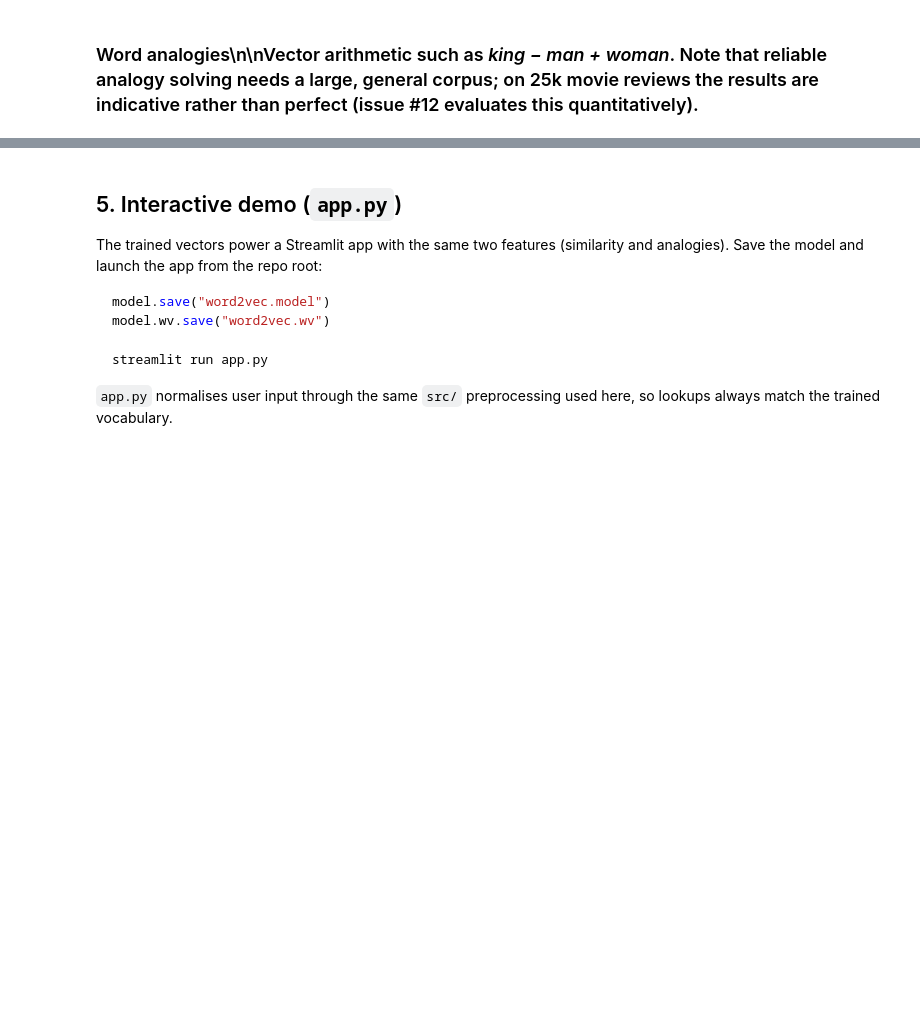
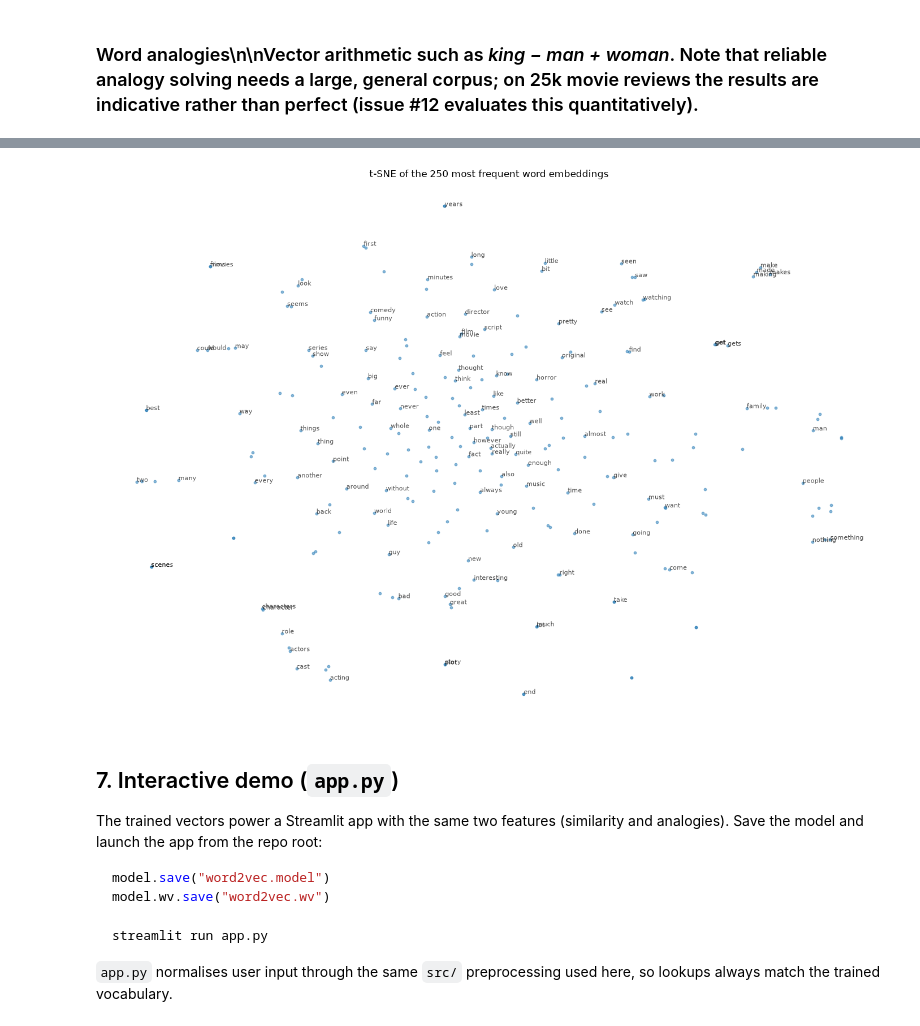
Before and after one commit to FelixSchramm/semantic_analysis_of_movie_reviews, a Jupyter notebook: code.ipynb, the cells around one changed output, grey strips where cells are left out. Saved outputs shown, nothing was run; the diff lists cells and outputs as text; code cells hidden in the pictures; blank space fills up the shorter version.

```diff
--- a/code.ipynb
+++ b/code.ipynb
@@ -67,5 +120,26 @@ lion         0.458
+# %%
+import matplotlib.pyplot as plt
+from sklearn.manifold import TSNE
+
+SAMPLE = 250  # keep t-SNE fast; do NOT run on the full vocabulary
+words = wv.index_to_key[:SAMPLE]
+vectors = wv[words]
+
+coords = TSNE(n_components=2, random_state=42, init="pca",
+              perplexity=15).fit_transform(vectors)
+
+plt.figure(figsize=(14, 10))
+plt.scatter(coords[:, 0], coords[:, 1], s=10, alpha=0.5)
+for i, word in enumerate(words[:120]):  # label a readable subset
+    plt.annotate(word, (coords[i, 0], coords[i, 1]), fontsize=8, alpha=0.7)
+plt.title(f"t-SNE of the {SAMPLE} most frequent word embeddings")
+plt.axis("off")
+plt.tight_layout()
+plt.show()
+# %% [output]
+[figure, added]
 # %% [markdown]
-## 5. Interactive demo (`app.py`)
+## 7. Interactive demo (`app.py`)
 
 The trained vectors power a Streamlit app with the same two features (similarity
 and analogies). Save the model and launch the app from the repo root:
```
Also changed, not shown: parts of 6 cells of this notebook.
